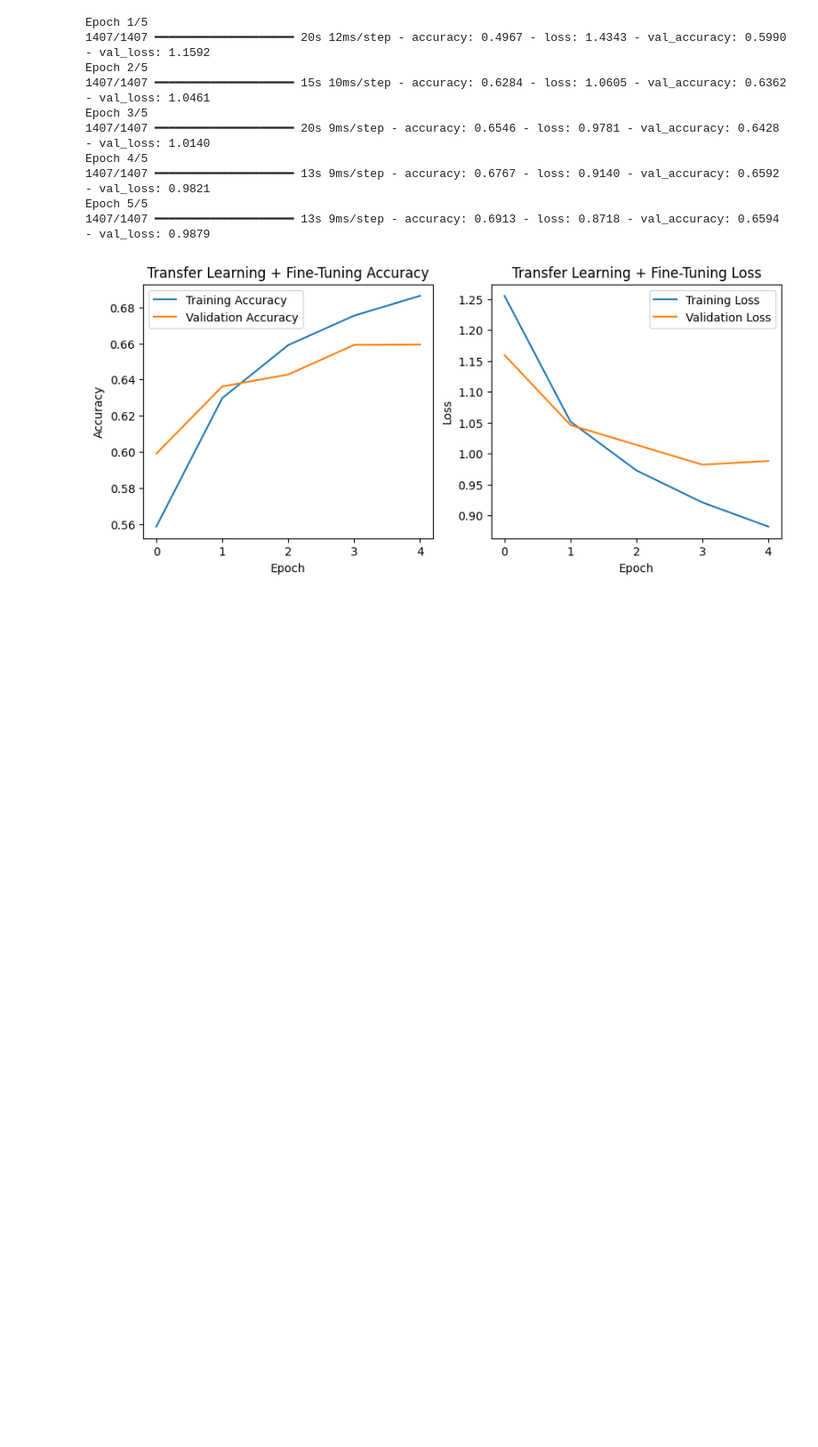
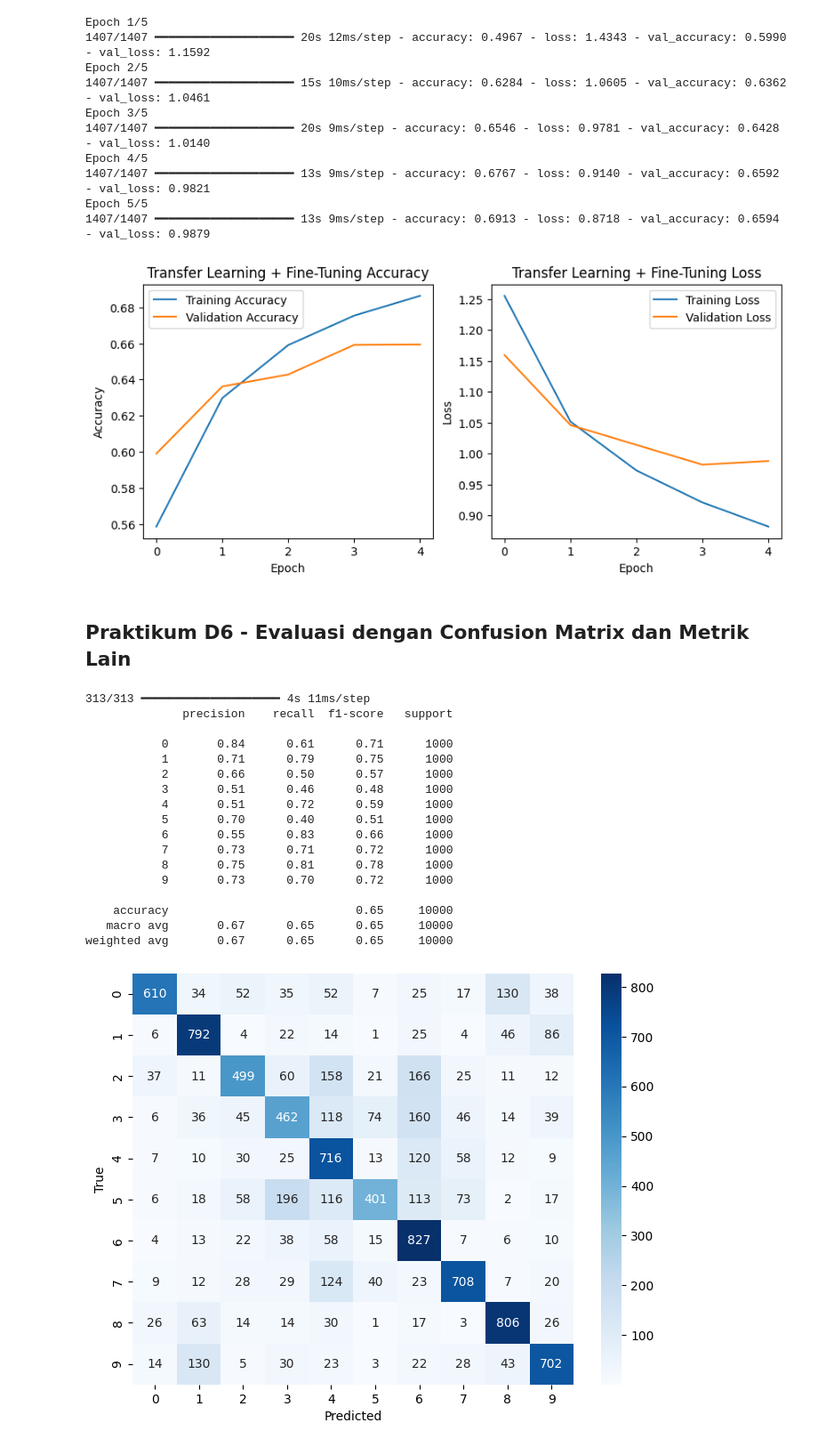
Before and after one commit to azkbrqlna/2025-ComputerVision, a Jupyter notebook: Jobsheet2_KlasifikasiGambar.ipynb, the cells around one changed output. Shown at 89% size. Saved outputs shown, nothing was run; the diff lists cells and outputs as text; code cells hidden in the pictures; blank space fills up the shorter version.

Commit message:
add Praktikum D6

```diff
--- a/Jobsheet2_KlasifikasiGambar.ipynb
+++ b/Jobsheet2_KlasifikasiGambar.ipynb
@@ -429,3 +429,39 @@ Epoch 4/5
 Epoch 5/5
 1407/1407 ━━━━━━━━━━━━━━━━━━━━ 13s 9ms/step - accuracy: 0.6913 - loss: 0.8718 - val_accuracy: 0.6594 - val_loss: 0.9879
 [figure]
+# %% [markdown]
+## Praktikum D6 - Evaluasi dengan Confusion Matrix dan Metrik Lain
+# %%
+from sklearn.metrics import classification_report, confusion_matrix
+import seaborn as sns
+
+y_pred = model.predict(x_test).argmax(axis=1)
+
+print(classification_report(y_test, y_pred))
+
+cm = confusion_matrix(y_test, y_pred)
+
+plt.figure(figsize=(8,6))
+sns.heatmap(cm, annot=True, fmt='d', cmap='Blues')
+plt.xlabel('Predicted')
+plt.ylabel('True')
+plt.show()
+# %% [output]
+313/313 ━━━━━━━━━━━━━━━━━━━━ 4s 11ms/step
+              precision    recall  f1-score   support
+
+           0       0.84      0.61      0.71      1000
+           1       0.71      0.79      0.75      1000
+           2       0.66      0.50      0.57      1000
+           3       0.51      0.46      0.48      1000
+           4       0.51      0.72      0.59      1000
+           5       0.70      0.40      0.51      1000
+           6       0.55      0.83      0.66      1000
+           7       0.73      0.71      0.72      1000
+           8       0.75      0.81      0.78      1000
+           9       0.73      0.70      0.72      1000
+
+    accuracy                           0.65     10000
+   macro avg       0.67      0.65      0.65     10000
+weighted avg       0.67      0.65      0.65     10000
+[figure, added]
```
